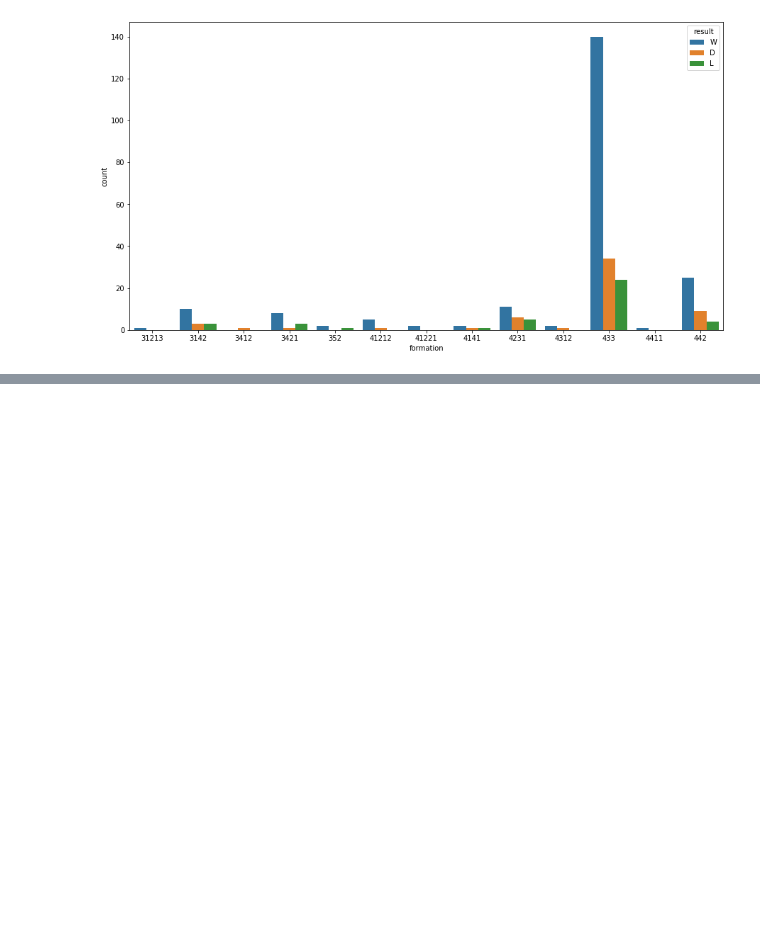
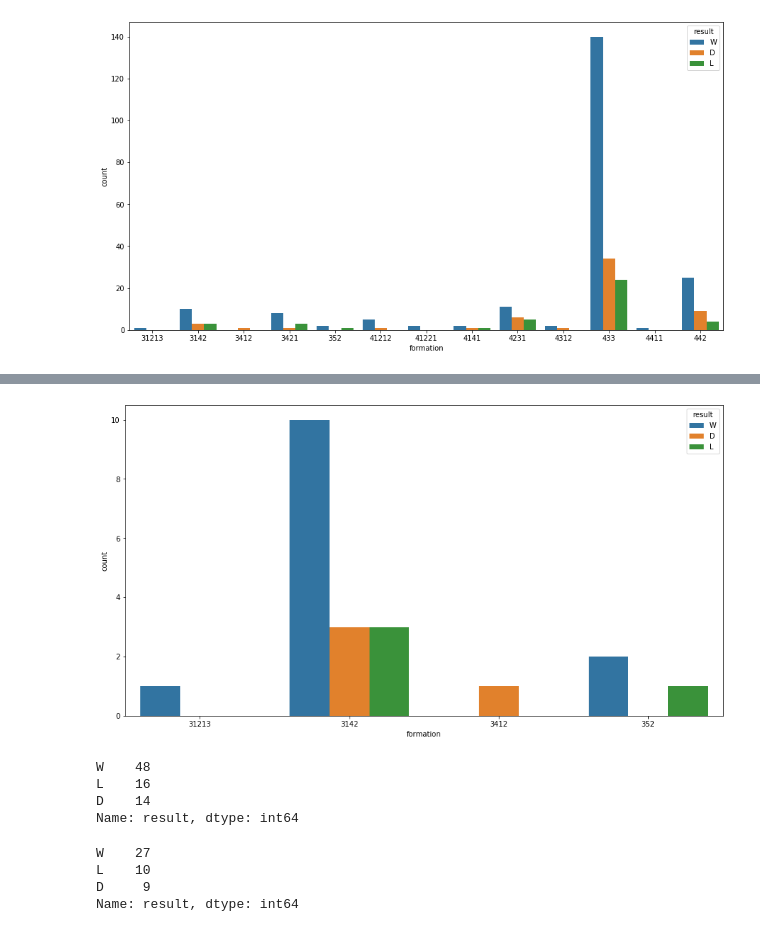
Before and after one commit to varun1414/Xformations, a Jupyter notebook: trend.ipynb, the cells around one changed output, grey strips where cells are left out. Saved outputs shown, nothing was run; the diff lists cells and outputs as text; code cells hidden in the pictures; blank space fills up the shorter version.

```diff
--- a/trend.ipynb
+++ b/trend.ipynb
@@ -55,0 +99,20 @@ ax = sns.countplot(data=df,x="formation",hue="result")
+# %%
+plt.figure(figsize = (15, 8))
+ax = sns.countplot(data=tab,x="formation",hue="result")
+# %% [output]
+[figure, added]
+# %%
+latest['result'].value_counts()
+# %% [output]
+W    48
+L    16
+D    14
+Name: result, dtype: int64
+# %%
+latest2021=df[df['year']=="2020"]
+latest2021['result'].value_counts()
+# %% [output]
+W    27
+L    10
+D     9
+Name: result, dtype: int64
```
Also changed, not shown: parts of 13 cells of this notebook.
